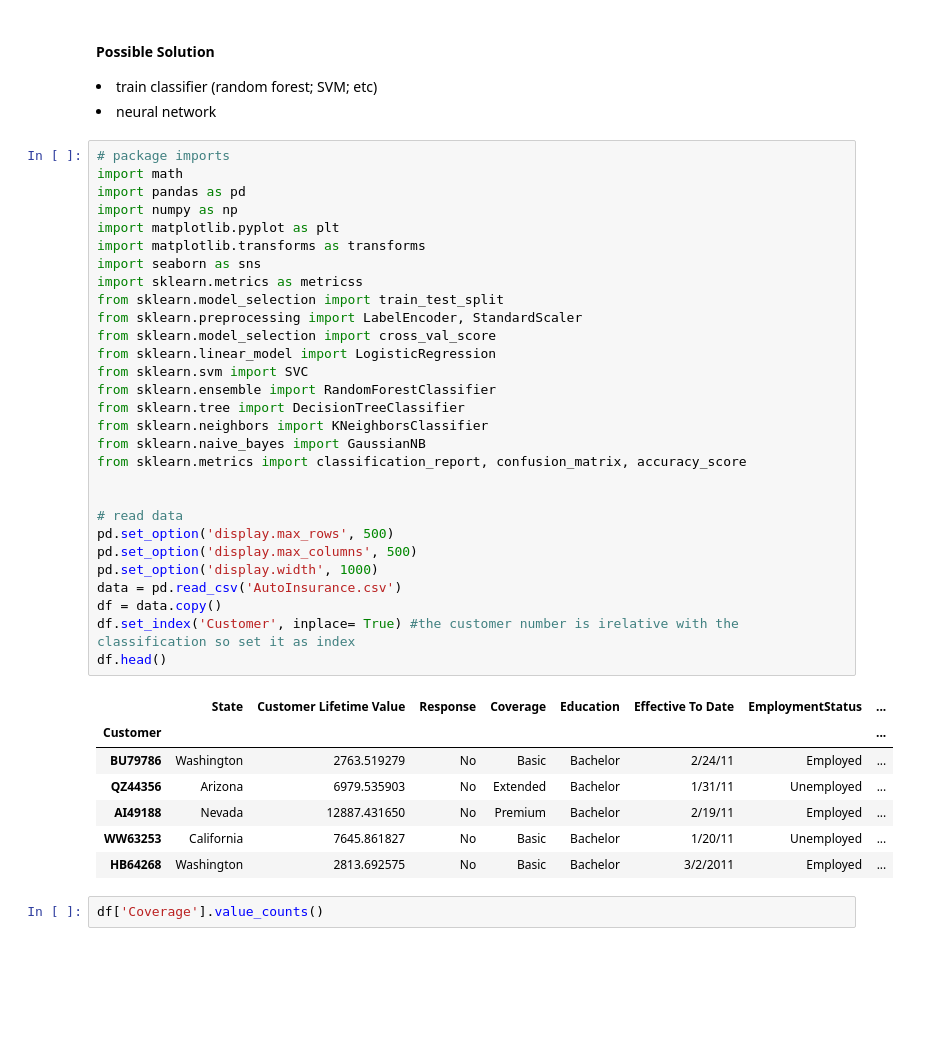
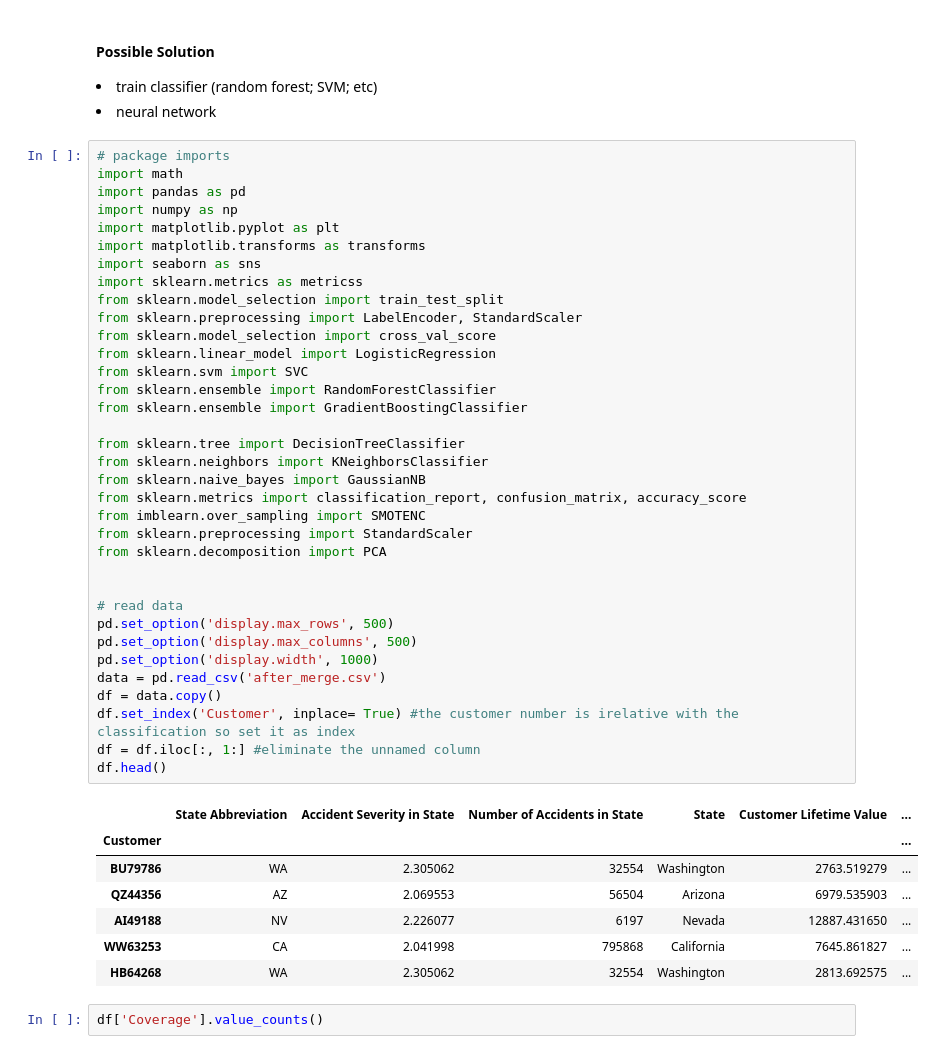
Before and after one commit to jiashaoxiong/4523-A-Group, a Jupyter notebook: WS_Part1.ipynb, the cells around one changed output. Saved outputs shown, nothing was run; the diff lists cells and outputs as text; blank space fills up the shorter version.

```diff
--- a/WS_Part1.ipynb
+++ b/WS_Part1.ipynb
@@ -12,40 +12,46 @@ As a insurance company locate and provide service in the USA, the most important
 # %%
 # package imports
 import math
 import pandas as pd
 import numpy as np
 import matplotlib.pyplot as plt
 import matplotlib.transforms as transforms
 import seaborn as sns
 import sklearn.metrics as metricss
 from sklearn.model_selection import train_test_split
 from sklearn.preprocessing import LabelEncoder, StandardScaler
 from sklearn.model_selection import cross_val_score
 from sklearn.linear_model import LogisticRegression
 from sklearn.svm import SVC
 from sklearn.ensemble import RandomForestClassifier
+from sklearn.ensemble import GradientBoostingClassifier
+
 from sklearn.tree import DecisionTreeClassifier
 from sklearn.neighbors import KNeighborsClassifier
 from sklearn.naive_bayes import GaussianNB
 from sklearn.metrics import classification_report, confusion_matrix, accuracy_score
+from imblearn.over_sampling import SMOTENC
+from sklearn.preprocessing import StandardScaler
+from sklearn.decomposition import PCA
 
 
 # read data
 pd.set_option('display.max_rows', 500)
 pd.set_option('display.max_columns', 500)
 pd.set_option('display.width', 1000)
-data = pd.read_csv('AutoInsurance.csv')
+data = pd.read_csv('after_merge.csv')
 df = data.copy()
 df.set_index('Customer', inplace= True) #the customer number is irelative with the classification so set it as index
+df = df.iloc[:, 1:] #eliminate the unnamed column
 df.head()
 # %% [output]
-|  | State | Customer Lifetime Value | Response | Coverage | Education | Effective To Date | EmploymentStatus | ... |
-| Customer |  |  |  |  |  |  |  | ... |
-| BU79786 | Washington | 2763.519279 | No | Basic | Bachelor | 2/24/11 | Employed | ... |
-| QZ44356 | Arizona | 6979.535903 | No | Extended | Bachelor | 1/31/11 | Unemployed | ... |
-| AI49188 | Nevada | 12887.431650 | No | Premium | Bachelor | 2/19/11 | Employed | ... |
-| WW63253 | California | 7645.861827 | No | Basic | Bachelor | 1/20/11 | Unemployed | ... |
-| HB64268 | Washington | 2813.692575 | No | Basic | Bachelor | 3/2/2011 | Employed | ... |
+|  | State Abbreviation | Accident Severity in State | Number of Accidents in State | State | Customer Lifetime Value | ... |
+| Customer |  |  |  |  |  | ... |
+| BU79786 | WA | 2.305062 | 32554 | Washington | 2763.519279 | ... |
+| QZ44356 | AZ | 2.069553 | 56504 | Arizona | 6979.535903 | ... |
+| AI49188 | NV | 2.226077 | 6197 | Nevada | 12887.431650 | ... |
+| WW63253 | CA | 2.041998 | 795868 | California | 7645.861827 | ... |
+| HB64268 | WA | 2.305062 | 32554 | Washington | 2813.692575 | ... |
 # %%
 df['Coverage'].value_counts()
 # %% [output]
```
Also changed, not shown: parts of 16 cells of this notebook.
